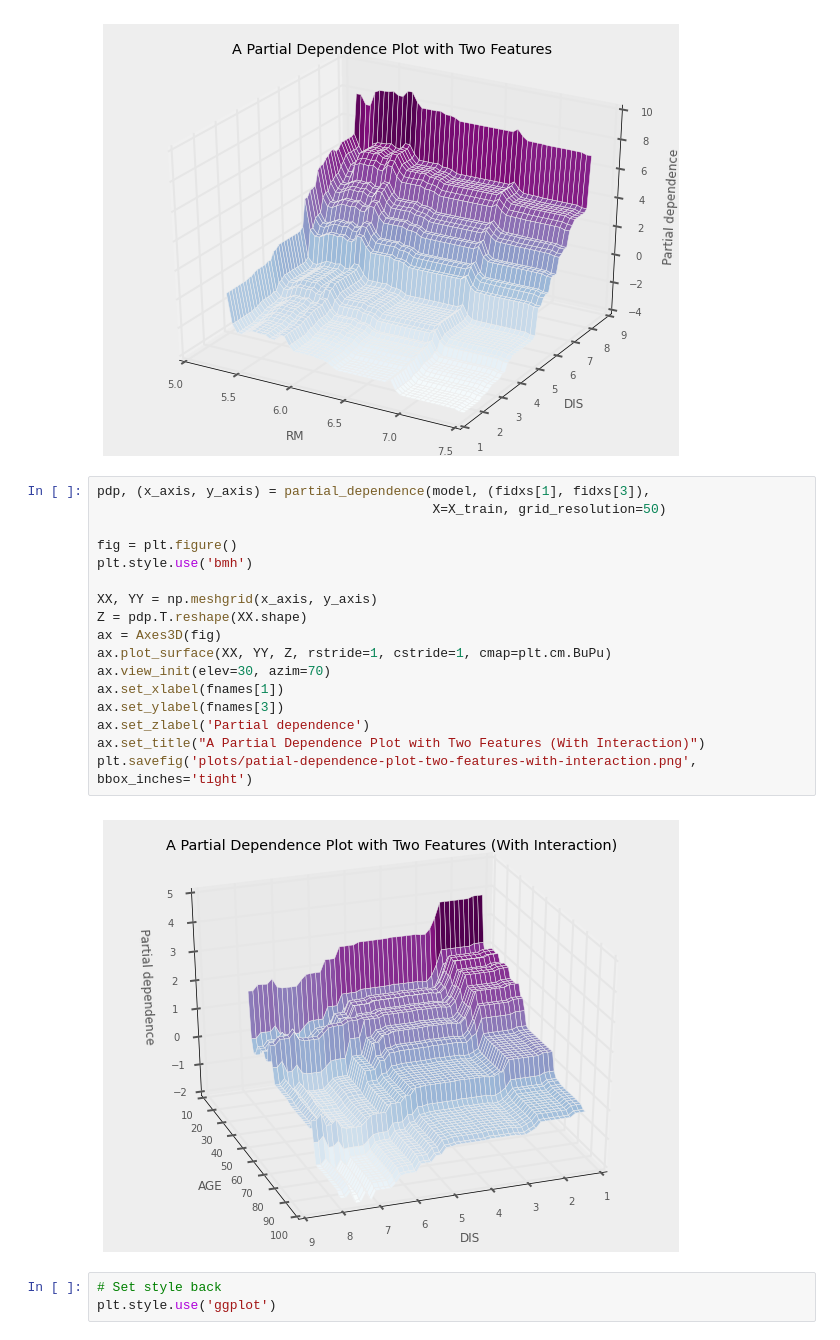
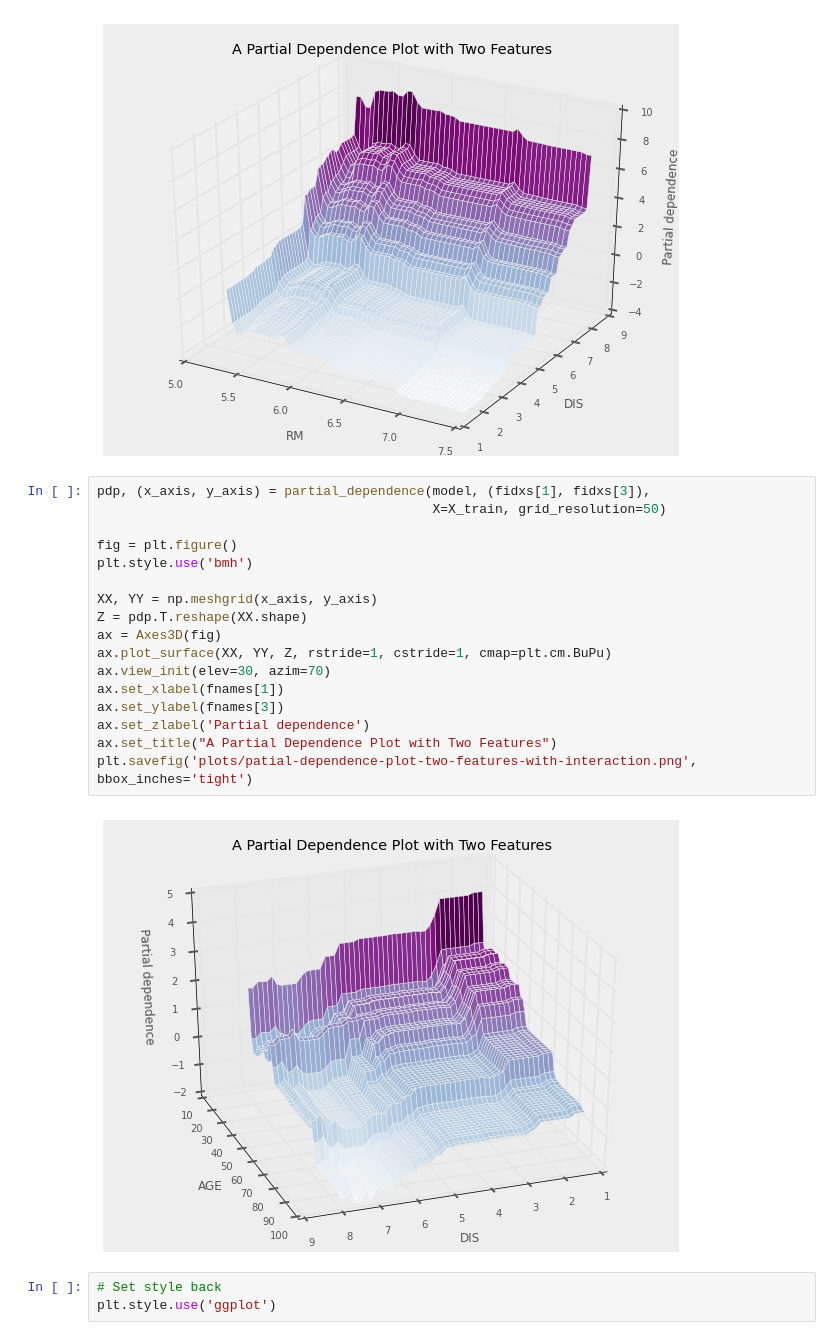
Before and after one commit to madrury/boosting-presentation, a Jupyter notebook: Boosting-Presentation-Galvanize.ipynb, the cells around one changed output. Drawn from its saved outputs; the diff is of its cells as text.

```diff
--- a/Boosting-Presentation-Galvanize.ipynb
+++ b/Boosting-Presentation-Galvanize.ipynb
@@ -401,22 +609,22 @@ plt.savefig('plots/patial-dependence-plot-two-features.png', bbox_inches='tight'
 # %%
 pdp, (x_axis, y_axis) = partial_dependence(model, (fidxs[1], fidxs[3]),
                                            X=X_train, grid_resolution=50)
 
 fig = plt.figure()
 plt.style.use('bmh')
 
 XX, YY = np.meshgrid(x_axis, y_axis)
 Z = pdp.T.reshape(XX.shape)
 ax = Axes3D(fig)
 ax.plot_surface(XX, YY, Z, rstride=1, cstride=1, cmap=plt.cm.BuPu)
 ax.view_init(elev=30, azim=70)
 ax.set_xlabel(fnames[1])
 ax.set_ylabel(fnames[3])
 ax.set_zlabel('Partial dependence')
-ax.set_title("A Partial Dependence Plot with Two Features (With Interaction)")
+ax.set_title("A Partial Dependence Plot with Two Features")
 plt.savefig('plots/patial-dependence-plot-two-features-with-interaction.png', bbox_inches='tight')
 # %% [output]
-[figure, old version]
+[figure, new version]
 # %%
 # Set style back
 plt.style.use('ggplot')
```
Also changed, not shown: parts of 23 cells of this notebook, 20 other files.
